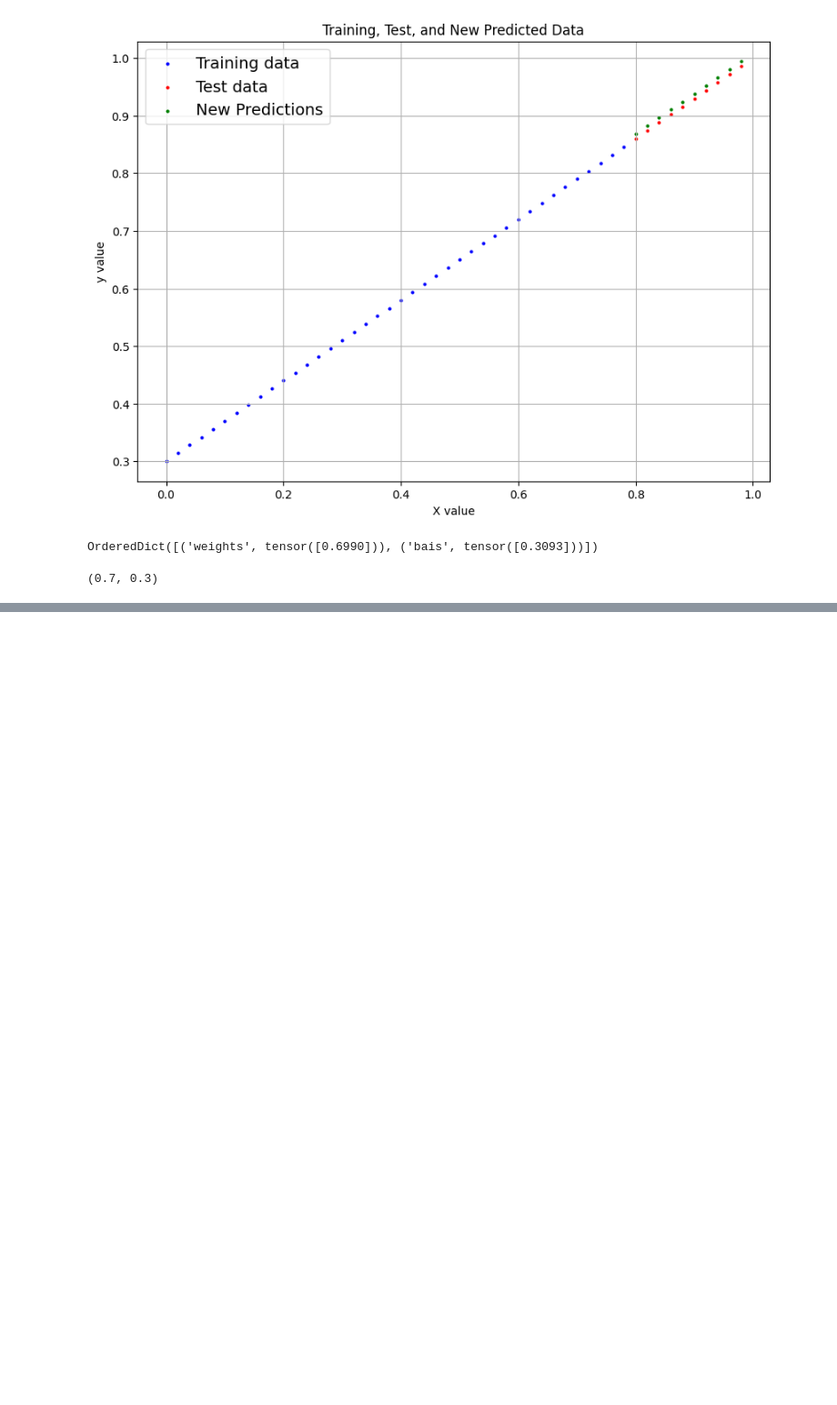
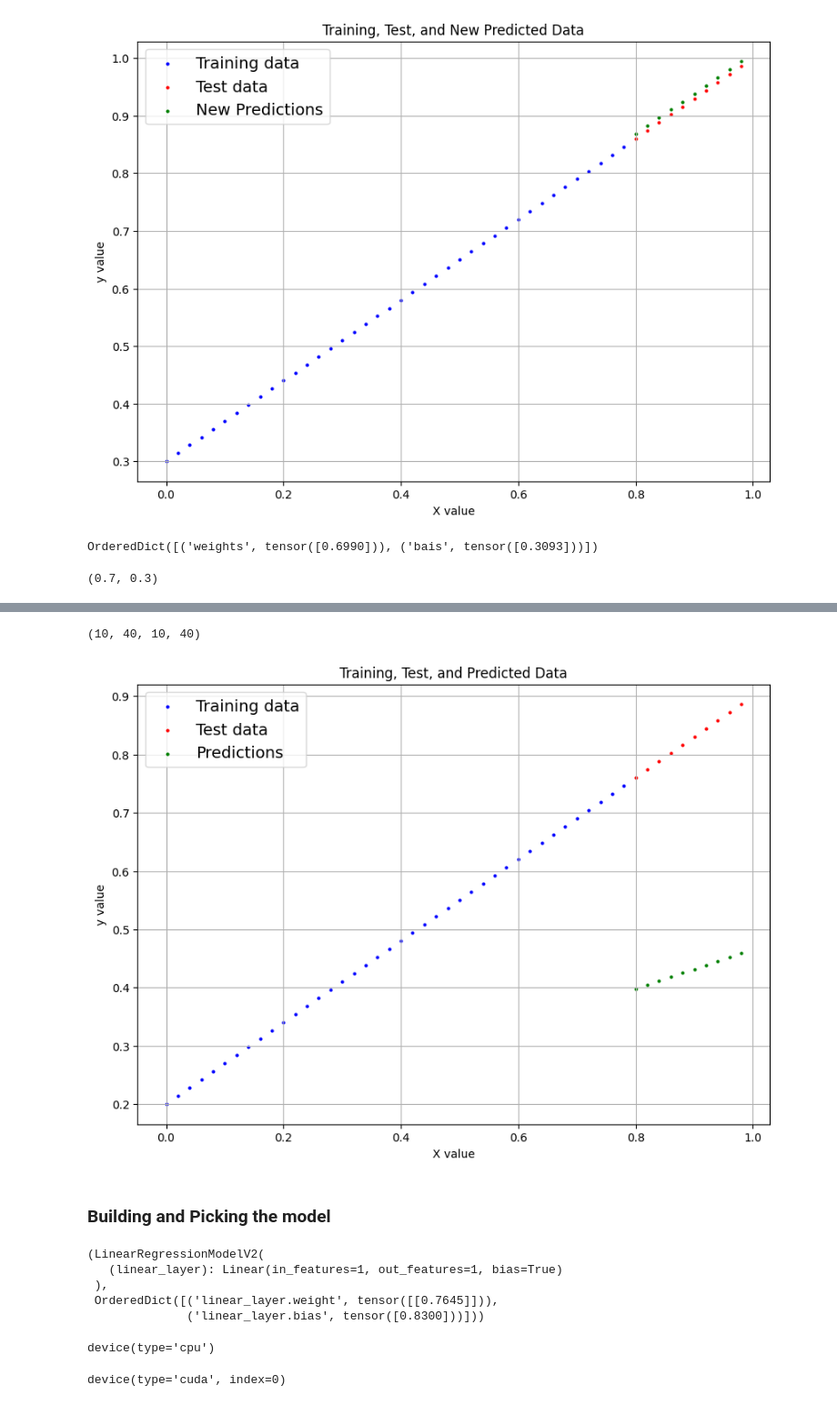
Before and after one commit to saim9211/DeepLearning, a Jupyter notebook: 01_pytorch_workflow.ipynb, the cells around one changed output, grey strips where cells are left out. Shown at 91% size. Cells and saved outputs as stored; diff of their text form; code cells hidden in the pictures; blank space fills up the shorter version.

Commit message:
all set in one code importing data builidng model loss func,optimizer training and testing loop make prediction save and load and evaluate

```diff
--- a/01_pytorch_workflow.ipynb
+++ b/01_pytorch_workflow.ipynb
@@ -364,0 +473,14 @@ weight,bais
+# %%
+# create some data with linear regression formula
+weights=0.7
+bais=0.2
+
+# create the range
+start=0
+end=1
+step=0.02
+
+#create the X,y
+X=torch.arange(start,end,step).unsqueeze(dim=1)
+y=weight * X + bais
+X[:10],y[:10]
@@ -364,0 +508,64 @@ weight,bais
+# %%
+# splitting the data in to training and the testing
+# creat the split
+train_split=int(0.8*len(X))
+X_train,y_train=X[:train_split],y[:train_split]
+X_test,y_test=X[train_split:],y[train_split:]
+len(X_test),len(X_train),len(y_test),len(y_train)
+# %% [output]
+(10, 40, 10, 40)
+# %%
+plt.figure(figsize=(10, 7))
+
+# Plot training data
+plt.scatter(X_train, y_train, c="b", s=4, label="Training data")
+
+# Plot test data
+plt.scatter(X_test, y_test, c="r", s=4, label="Test data")
+
+# Plot model's predictions (y_preds are based on X_test)
+plt.scatter(X_test, y_preds.cpu().numpy(), c="g", s=4, label="Predictions")
+
+# Show the legend
+plt.legend(prop={"size": 14})
+plt.xlabel("X value")
+plt.ylabel("y value")
+plt.title("Training, Test, and Predicted Data")
+plt.grid(True)
+# %% [output]
+[figure, added]
+# %% [markdown]
+### Building and Picking the model
+# %%
+
+# Create the linear model by sublcass
+class LinearRegressionModelV2(nn.Module):
+  def __init__(self):
+    super().__init__()
+    # use nn.Linear()
+    self.linear_layer=nn.Linear(in_features=1,
+                                 out_features=1)
+  # create the forwad pass
+  def forward(self,x:torch.Tensor) -> torch.Tensor:
+    return self.linear_layer(x)
+# set the model seed
+torch.manual_seed(42)
+model_1=LinearRegressionModelV2()
+model_1,model_1.state_dict()
+# %% [output]
+(LinearRegressionModelV2(
+   (linear_layer): Linear(in_features=1, out_features=1, bias=True)
+ ),
+ OrderedDict([('linear_layer.weight', tensor([[0.7645]])),
+              ('linear_layer.bias', tensor([0.8300]))]))
+# %%
+# checking  the model current device
+next(model_1.parameters()).device
+# %% [output]
+device(type='cpu')
+# %%
+# set the nodel to use the target device
+model_1.to(device)
+next(model_1.parameters()).device
+# %% [output]
+device(type='cuda', index=0)
```
Also changed, not shown: parts of 28 cells of this notebook.
